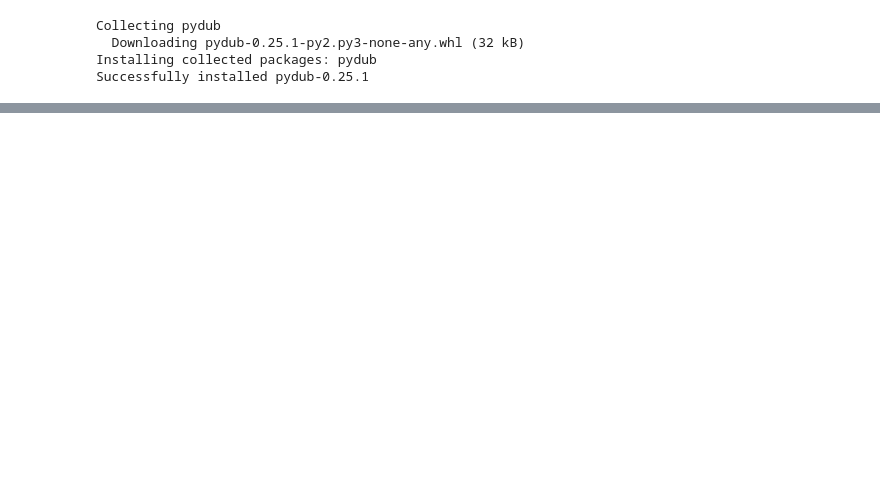
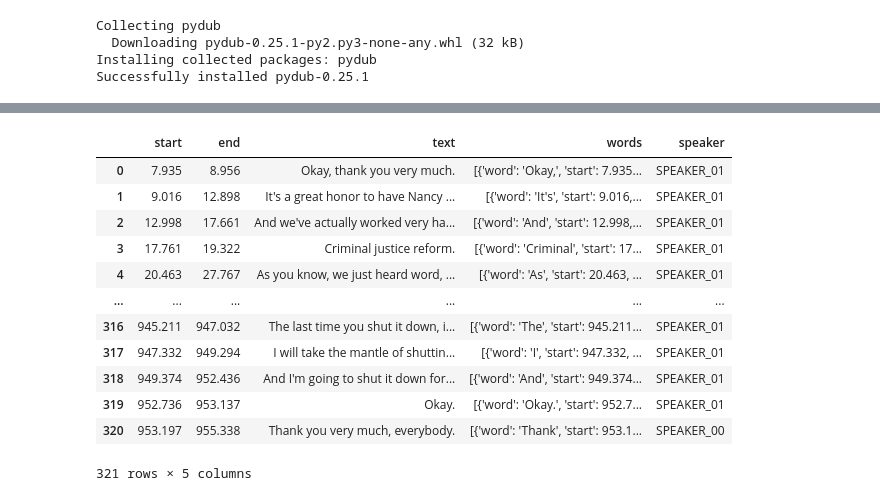
Before and after one commit to stcoats/LVS_content, a Jupyter notebook: LVS_2024_transcription.ipynb, the cells around one changed output, grey strips where cells are left out. Cells and saved outputs as stored; diff of their text form; code cells hidden in the pictures; blank space fills up the shorter version.

```diff
--- a/LVS_2024_transcription.ipynb
+++ b/LVS_2024_transcription.ipynb
@@ -135,9 +230,14 @@ import whisperx
 import gc
 
 device = "cuda"
-audio_file = "/scratch/project_2000451/audio1.wav"
+audio_file = "audio.wav"
 batch_size = 16 # reduce if low on GPU mem
 compute_type = "float16" # change to "int8" if low on GPU mem (may reduce accuracy)
+access_token = "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" #you can use this token but will need to get your own at huggingface.
+
+# to do that, make an account at huggingface.co, then automatically generate a token at https://huggingface.co/settings/tokens.
+# copy-paste that token into the string above
+
 
 # 1. Transcribe with original whisper (batched)
 model = whisperx.load_model("large-v2", device, compute_type=compute_type)
@@ -149,12 +249,12 @@ result = model.transcribe(audio, batch_size=batch_size)
 model_a, metadata = whisperx.load_align_model(language_code=result["language"], device=device)
 result = whisperx.align(result["segments"], model_a, metadata, audio, device, return_char_alignments=False)
 
-print(result["segments"]) # after alignment
+#print(result["segments"]) # after alignment
 
 # delete model if low on GPU resources
 # import gc; gc.collect(); torch.cuda.empty_cache(); del model_a
 
-access_token = "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"
+
 
 # 3. Assign speaker labels
 diarize_model = whisperx.DiarizationPipeline(use_auth_token=access_token, device=device)
@@ -181,0 +291,17 @@ with open('./word_ts.text', 'w+') as f:
+# %%
+import pandas as pd
+pd.DataFrame(result["segments"])
+# %% [output]
+|  | start | end | text | words | speaker |
+| 0 | 7.935 | 8.956 | Okay, thank you very much. | [{'word': 'Okay,', 'start': 7.935... | SPEAKER_01 |
+| 1 | 9.016 | 12.898 | It's a great honor to have Nancy ... | [{'word': 'It's', 'start': 9.016,... | SPEAKER_01 |
+| 2 | 12.998 | 17.661 | And we've actually worked very ha... | [{'word': 'And', 'start': 12.998,... | SPEAKER_01 |
+| 3 | 17.761 | 19.322 | Criminal justice reform. | [{'word': 'Criminal', 'start': 17... | SPEAKER_01 |
+| 4 | 20.463 | 27.767 | As you know, we just heard word, ... | [{'word': 'As', 'start': 20.463, ... | SPEAKER_01 |
+| ... | ... | ... | ... | ... | ... |
+| 316 | 945.211 | 947.032 | The last time you shut it down, i... | [{'word': 'The', 'start': 945.211... | SPEAKER_01 |
+| 317 | 947.332 | 949.294 | I will take the mantle of shuttin... | [{'word': 'I', 'start': 947.332, ... | SPEAKER_01 |
+| 318 | 949.374 | 952.436 | And I'm going to shut it down for... | [{'word': 'And', 'start': 949.374... | SPEAKER_01 |
+| 319 | 952.736 | 953.137 | Okay. | [{'word': 'Okay.', 'start': 952.7... | SPEAKER_01 |
+| 320 | 953.197 | 955.338 | Thank you very much, everybody. | [{'word': 'Thank', 'start': 953.1... | SPEAKER_00 |
+321 rows × 5 columns
```
Also changed, not shown: parts of 17 cells of this notebook.
